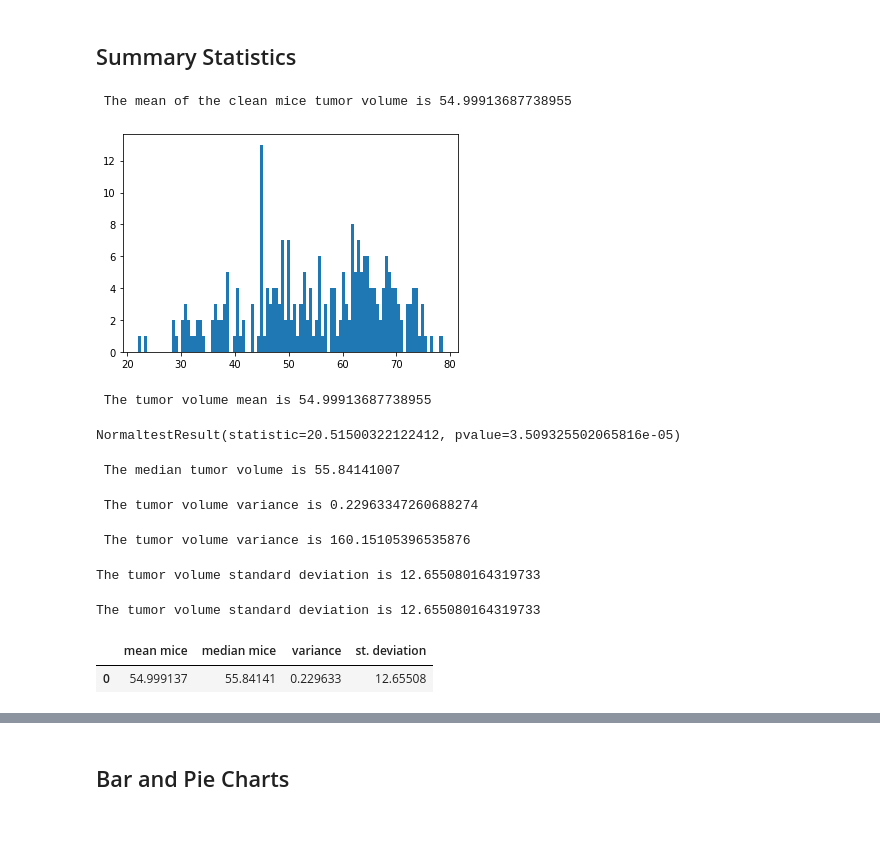
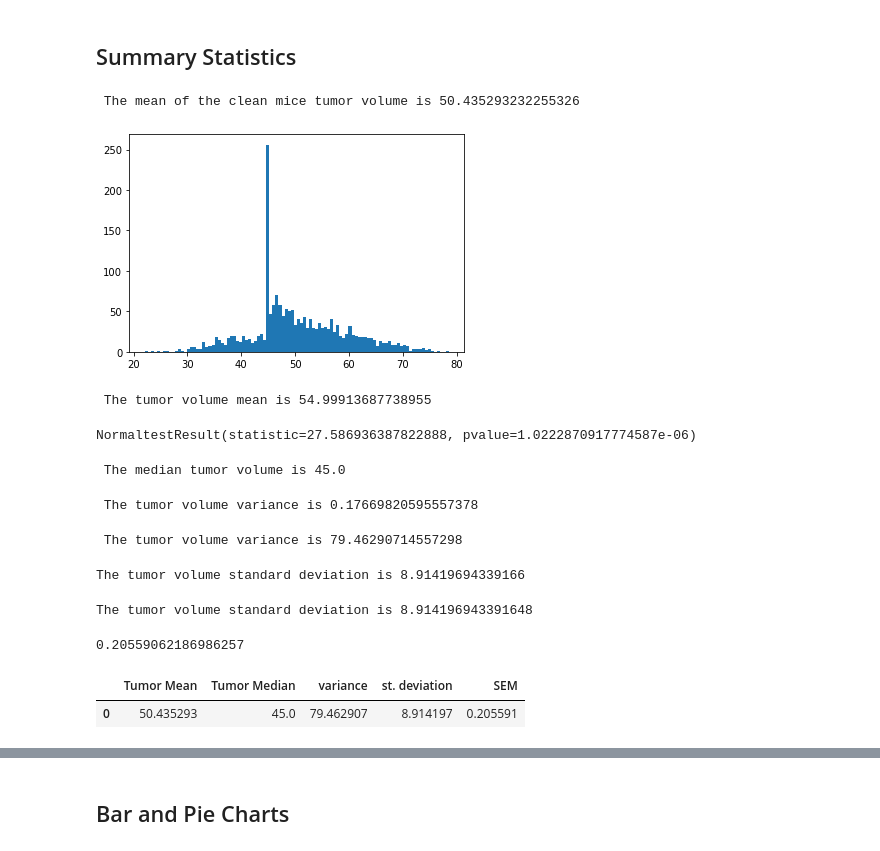
Before and after one commit to JohnMowry77/Pymaceuticals-, a Jupyter notebook: Pymaceuticals .ipynb, the cells around one changed output, grey strips where cells are left out. Cells and saved outputs as stored; diff of their text form; code cells hidden in the pictures.

Commit message:
Stats completed with correct mice count

```diff
--- a/Pymaceuticals .ipynb
+++ b/Pymaceuticals .ipynb
@@ -63,0 +67,5 @@ mice_count
+# %%
+duplicate_mouse=all_mice_data.loc[all_mice_data.duplicated(subset=["Mouse ID", "Timepoint"]), "Mouse ID"].unique()
+#test=all_mice_data(all_mice_data["Mouse ID"]=='g989'
+cleaned_df=all_mice_data[all_mice_data["Mouse ID"].isin(duplicate_mouse)==False]
+cleaned_df
@@ -149,43 +190,44 @@ clean_mice_count
 #mean_clean_mice= np.mean(clean_mice_df.loc[:, "Tumor Volume (mm3)"]) #need to reference just the tumor volume for each regimen
 #print(clean_mice_count["Tumor Volume (mm3)"].mean())
 # 3:28 into MatPlotlib he mentions you can use pandas for mean and median
-mean_mice=clean_mice_df["Tumor Volume (mm3)"].mean()
+mean_mice=cleaned_df["Tumor Volume (mm3)"].mean()
 #mean_mice
 print(f" The mean of the clean mice tumor volume is {mean_mice}")
 # %% [output]
- The mean of the clean mice tumor volume is 54.99913687738955
+ The mean of the clean mice tumor volume is 50.435293232255326
 # %%
-plt.hist(clean_mice_df.loc[:,"Tumor Volume (mm3)"], bins=100)
+plt.hist(cleaned_df.loc[:,"Tumor Volume (mm3)"], bins=100)
 plt.show()
 print(f' The tumor volume mean is {np.mean(clean_mice_df.loc[:, "Tumor Volume (mm3)"])}')
 # %% [output]
-[figure, old version]
+[figure, new version]
  The tumor volume mean is 54.99913687738955
 # %%
-st.normaltest(clean_mice_df.loc[:,"Tumor Volume (mm3)"])
-#pvalue 3.509 something something something to the 3-05
+st.normaltest(cleaned_df.loc[:,"Tumor Volume (mm3)"])
+#pvalue 3.509 something something something to the 3-05 #of the 249 clean mice number
+#pvalue 2.0912 something something something to the e186 # of the 12 clean mice number
 # this is not a normal distribution .05% (5%) is the threshold (p<.05)
 # pvalue is scientific notation, move the decimal to the left
 # %% [output]
-NormaltestResult(statistic=20.51500322122412, pvalue=3.509325502065816e-05)
+NormaltestResult(statistic=27.586936387822888, pvalue=1.0222870917774587e-06)
 # %%
 #median_clean_mice= np.median(clean_mice_df.loc[:, "Tumor Volume (mm3)"])
 #print(f" The median _____ is {median_numpy}")
 #median_numpy =.np.mediean(some variable)
 #median_clean_mice= np.median(clean_mice_df.loc[:, "Tumor Volume (mm3)"])
-median_tumor=clean_mice_df["Tumor Volume (mm3)"].median()
+median_tumor=cleaned_df["Tumor Volume (mm3)"].median()
 median_tumor
 print(f" The median tumor volume is {median_mice}")
 # %% [output]
- The median tumor volume is 55.84141007
+ The median tumor volume is 45.0
 # %%
-var=st.variation(clean_mice_df['Tumor Volume (mm3)'])
+var=st.variation(cleaned_df['Tumor Volume (mm3)'])
 var
 print(f" The tumor volume variance is {var}")
 # %% [output]
- The tumor volume variance is 0.22963347260688274
+ The tumor volume variance is 0.17669820595557378
 # %%
-var_numpy=clean_mice_df['Tumor Volume (mm3)']
+var_numpy=cleaned_df['Tumor Volume (mm3)']
 
 #var_numpy =np.var(var_numpy, ddof=0) #take the number of dimensions minus 1 to determine the ddof
 #var_numpy
@@ -199,27 +241,36 @@ var_numpy
 # the variance will remove the negatives so you can find standard deviation
 # if we wanted to figure out the standard deviation or the variance you would use a 1 for degress of freedom
 print(f" The tumor volume variance is {var_numpy}")
+
+#var=cleaned_df['Tumor Volume (mm3)'].var()
 # %% [output]
- The tumor volume variance is 160.15105396535876
+ The tumor volume variance is 79.46290714557298
 # %%
-st_dev=st.tstd(clean_mice_df['Tumor Volume (mm3)'])
+st_dev=st.tstd(cleaned_df['Tumor Volume (mm3)'])
 st_dev
-print(f"The tumor volume standard deviation is {sd_numpy}")
+print(f"The tumor volume standard deviation is {st_dev}")
 # %% [output]
-The tumor volume standard deviation is 12.655080164319733
+The tumor volume standard deviation is 8.91419694339166
 # %%
-sd_numpy=clean_mice_df['Tumor Volume (mm3)']
+sd_numpy=cleaned_df['Tumor Volume (mm3)']
 sd_numpy = np.std(sd_numpy,ddof = 1)
 sd_numpy
 print(f"The tumor volume standard deviation is {sd_numpy}")
 # %% [output]
-The tumor volume standard deviation is 12.655080164319733
+The tumor volume standard deviation is 8.914196943391648
+# %%
+sem=st.sem(cleaned_df['Tumor Volume (mm3)'])
+sem
+#compute standard error of the mean
+# %% [output]
+0.20559062186986257
 # %%
-#create a dictionary of list
-stat_sum= {"mean mice": [mean_mice],
-          " median mice": [median_mice],
-          "variance": [var], #var_numpy not sure yet
-           "st. deviation":[st_dev]
+#create a dictionary of list to hold the summary statstics
+stat_sum= {"Tumor Mean ": [mean_mice],
+          " Tumor Median": [median_mice],
+          "variance": [var_numpy], #var_numpy not sure yet
+           "st. deviation":[st_dev],
+           "SEM": [sem]
           }
 stat_sum=pd.DataFrame(stat_sum)
 stat_sum
@@ -227,7 +278,7 @@ stat_sum
 #all_mice_data=pd.DataFrame(all_mice_data)
 #all_mice_data
 # %% [output]
-|  | mean mice | median mice | variance | st. deviation |
-| 0 | 54.999137 | 55.84141 | 0.229633 | 12.65508 |
+|  | Tumor Mean | Tumor Median | variance | st. deviation | SEM |
+| 0 | 50.435293 | 45.0 | 79.462907 | 8.914197 | 0.205591 |
 # %%
 # Use groupby and summary statistical methods to calculate the following properties of each drug regimen:
```
Also changed, not shown: parts of 11 cells of this notebook.
